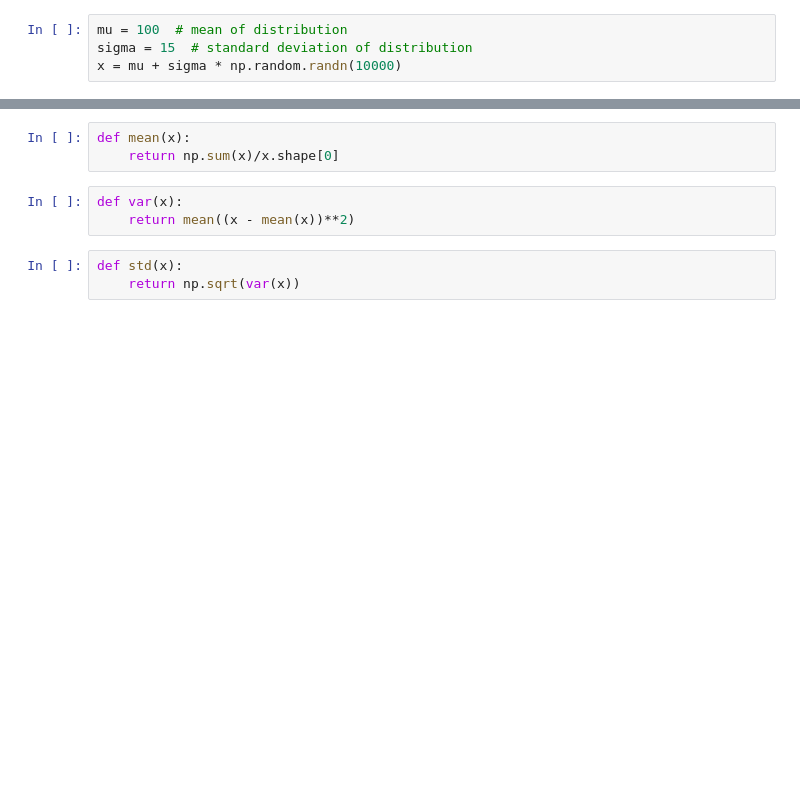
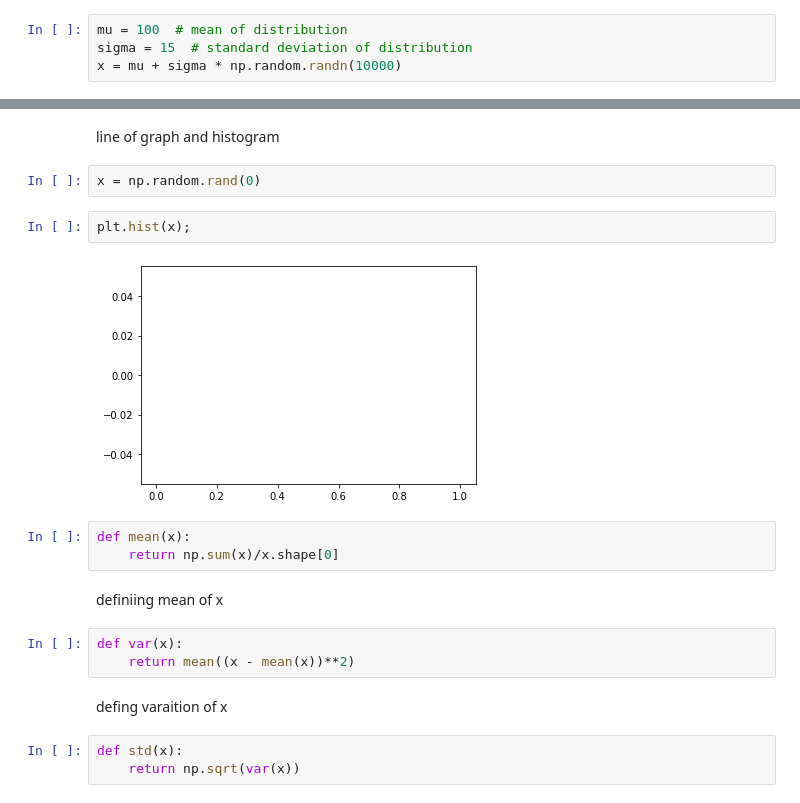
Before and after one commit to TTrogdon22/Data-Science-, a Jupyter notebook: TiernanTrogdonLab_4.ipynb, the cells around one changed output, grey strips where cells are left out. Drawn from its saved outputs; the diff is of its cells as text; blank space fills up the shorter version.

```diff
--- a/TiernanTrogdonLab_4.ipynb
+++ b/TiernanTrogdonLab_4.ipynb
@@ -163,9 +225,21 @@ plt.plot(bins,y)
+# %% [markdown]
+line of graph and histogram
+# %%
+x = np.random.rand(0)
+# %%
+plt.hist(x);
+# %% [output]
+[figure, added]
 # %%
 def mean(x):
     return np.sum(x)/x.shape[0]
+# %% [markdown]
+definiing mean of x
 # %%
 def var(x):
     return mean((x - mean(x))**2)
+# %% [markdown]
+defing varaition of x
 # %%
 def std(x):
     return np.sqrt(var(x))
```
Also changed, not shown: parts of 60 cells of this notebook.
